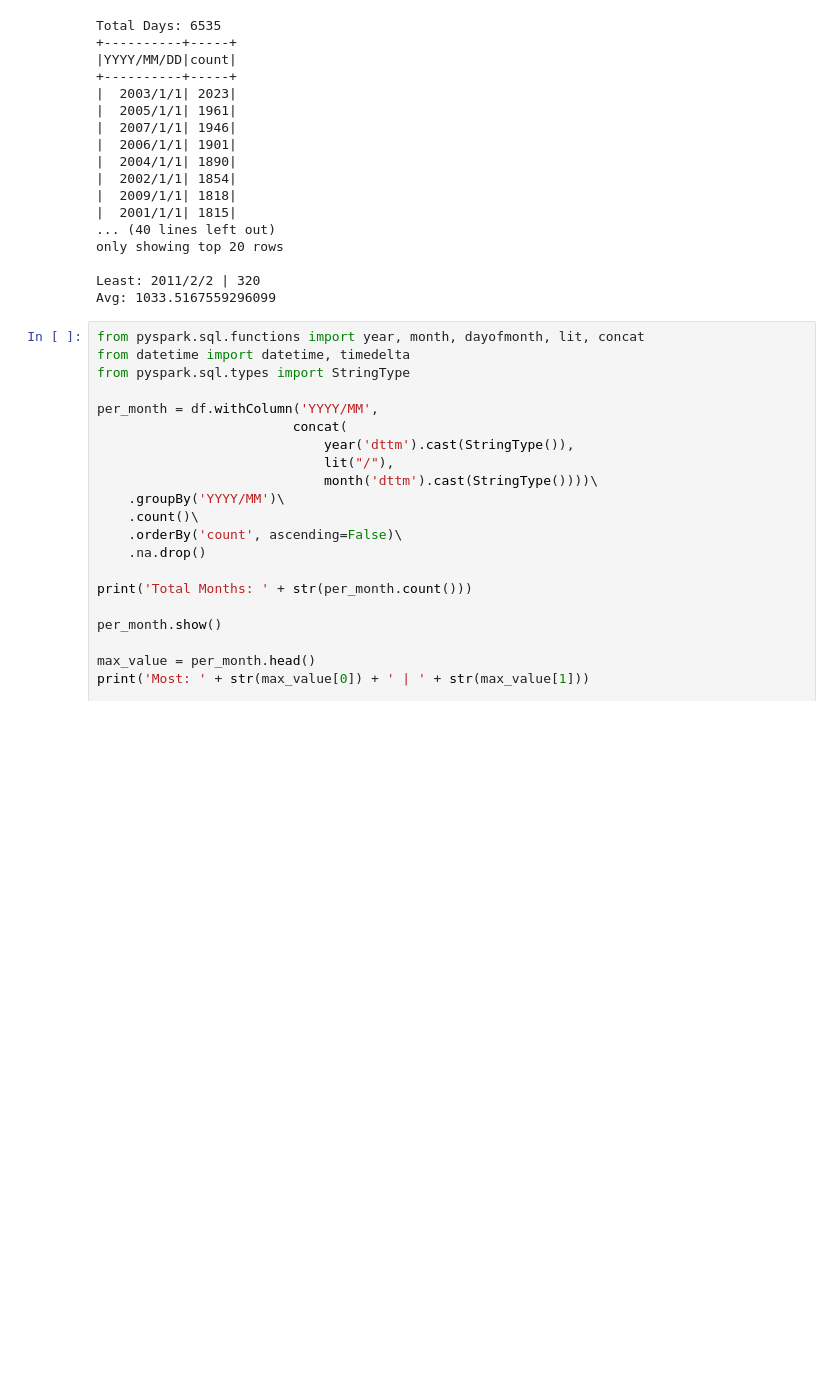
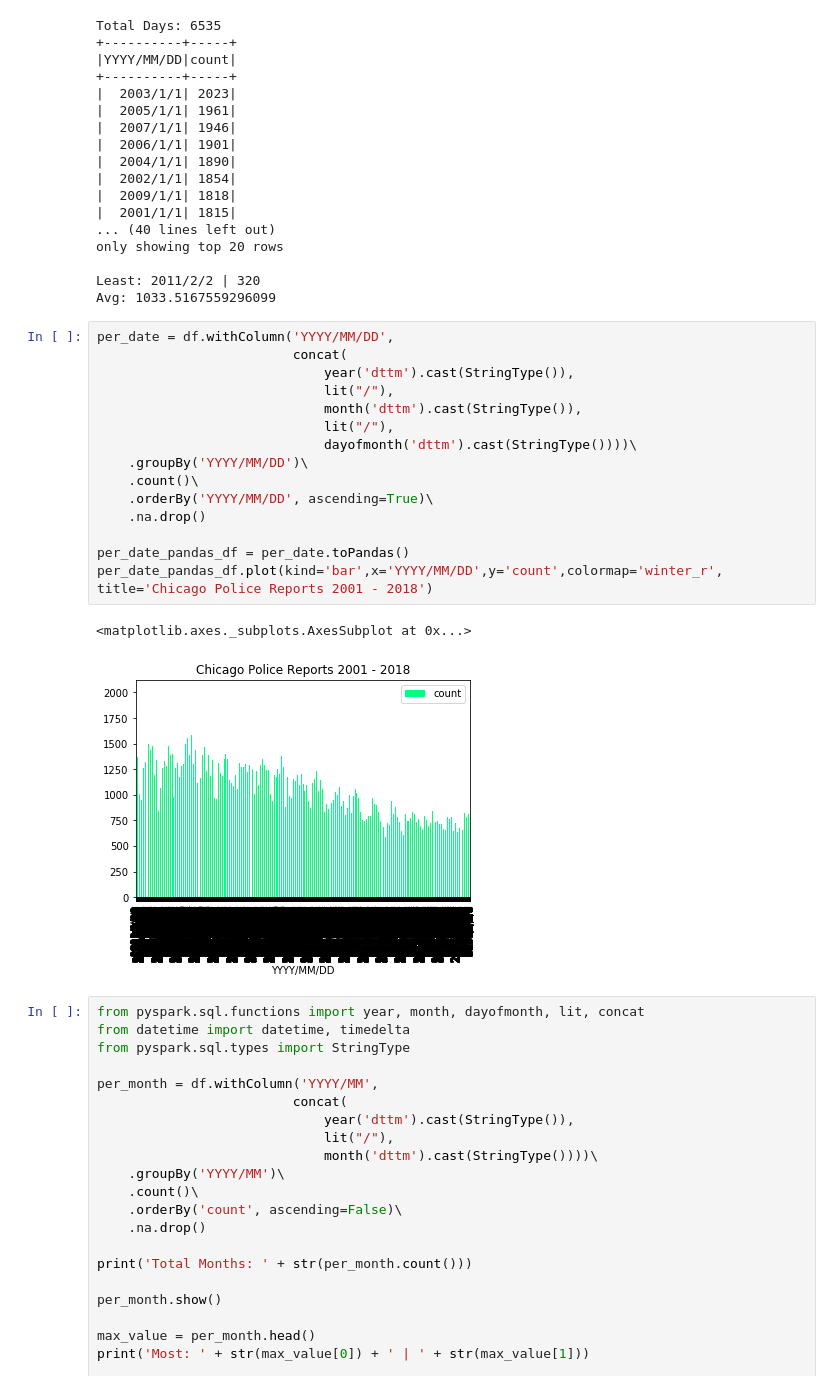
Before and after one commit to doedotdev/pyspark-scratch, a Jupyter notebook: pyspark.ipynb, the cells around one changed output. Cells and saved outputs as stored; diff of their text form; blank space fills up the shorter version.

```diff
--- a/pyspark.ipynb
+++ b/pyspark.ipynb
@@ -197,6 +217,24 @@ only showing top 20 rows
 
 Least: 2011/2/2 | 320
 Avg: 1033.5167559296099
+# %%
+per_date = df.withColumn('YYYY/MM/DD',
+                         concat(
+                             year('dttm').cast(StringType()),
+                             lit("/"),
+                             month('dttm').cast(StringType()),
+                             lit("/"),
+                             dayofmonth('dttm').cast(StringType())))\
+    .groupBy('YYYY/MM/DD')\
+    .count()\
+    .orderBy('YYYY/MM/DD', ascending=True)\
+    .na.drop()
+
+per_date_pandas_df = per_date.toPandas()
+per_date_pandas_df.plot(kind='bar',x='YYYY/MM/DD',y='count',colormap='winter_r', title='Chicago Police Reports 2001 - 2018')
+# %% [output]
+<matplotlib.axes._subplots.AxesSubplot at 0x...>
+[figure, added]
 # %%
 from pyspark.sql.functions import year, month, dayofmonth, lit, concat
 from datetime import datetime, timedelta
```
Also changed, not shown: parts of 21 cells of this notebook.
